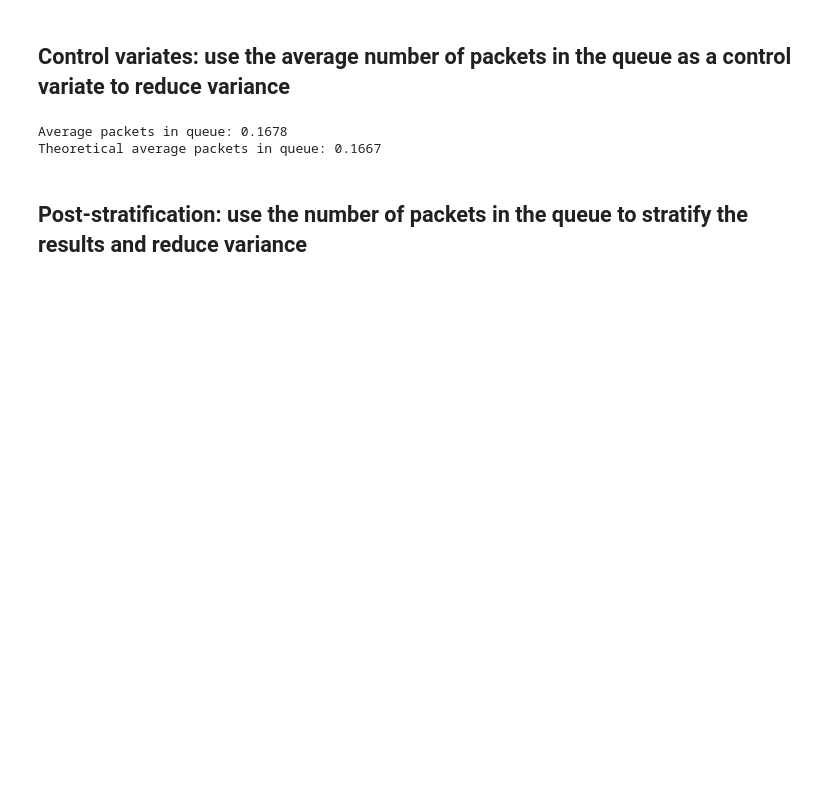
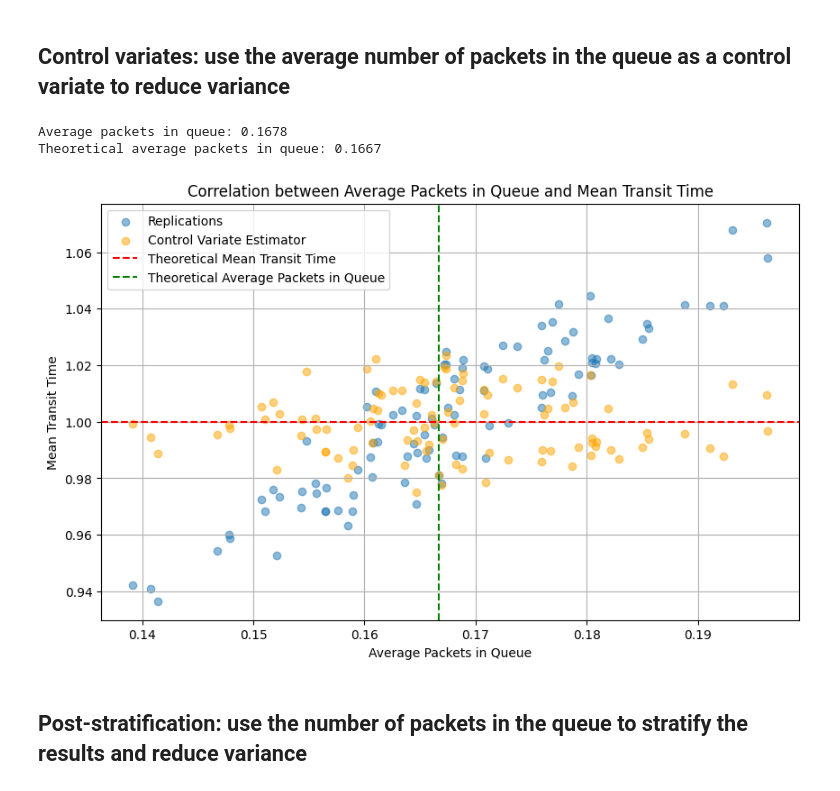
Before and after one commit to DaMole98/SPE-labs, a Jupyter notebook: HW-4/src/simulations.ipynb, the cells around one changed output. Cells and saved outputs as stored; diff of their text form; code cells hidden in the pictures; blank space fills up the shorter version.

```diff
--- a/HW-4/src/simulations.ipynb
+++ b/HW-4/src/simulations.ipynb
@@ -700,6 +702,37 @@ cv_results = {
 # %% [output]
 Average packets in queue: 0.1678
 Theoretical average packets in queue: 0.1667
+# %%
+# Plot the correlation between average packets in queue and mean transit time
+plt.figure(figsize=(10, 6))
+plt.scatter(avg_packets_inq, mean_tt_for_rep, alpha=0.5, label="Replications")
+plt.scatter(
+    avg_packets_inq,
+    tt_cv_lr,
+    alpha=0.5,
+    label="Control Variate Estimator",
+    color="orange",
+)
+plt.axhline(
+    y=1 / (mu - lambda_),
+    label="Theoretical Mean Transit Time",
+    color="red",
+    linestyle="--",
+)
+plt.axvline(
+    x=theoretical_piq,
+    label="Theoretical Average Packets in Queue",
+    color="green",
+    linestyle="--",
+)
+plt.xlabel("Average Packets in Queue")
+plt.ylabel("Mean Transit Time")
+plt.title("Correlation between Average Packets in Queue and Mean Transit Time")
+plt.grid()
+plt.legend()
+plt.show()
+# %% [output]
+[figure, added]
 # %% [markdown]
 ## Post-stratification: use the number of packets in the queue to stratify the results and reduce variance
 # %%
```
Also changed, not shown: parts of 7 cells of this notebook, 10 other files.
